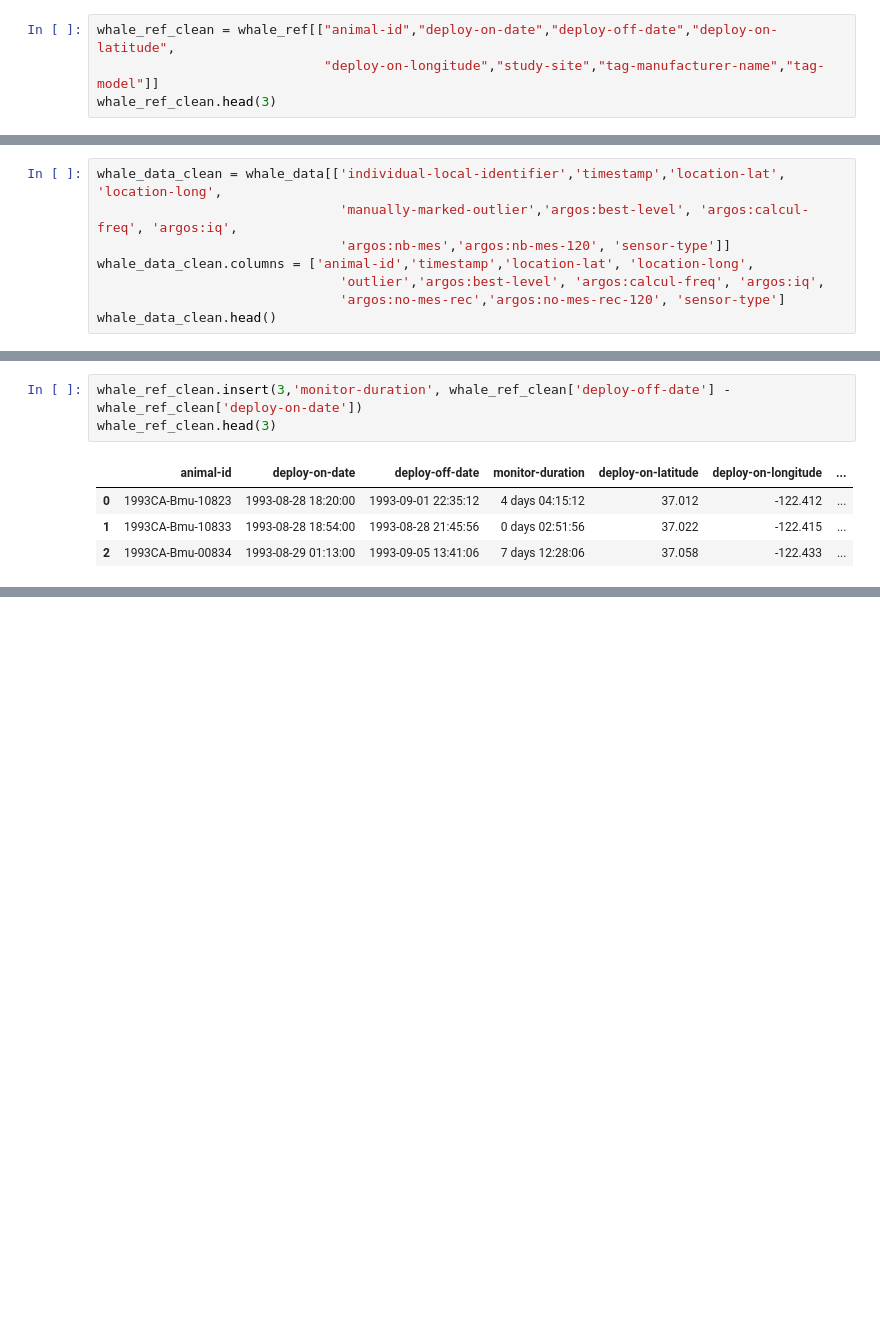
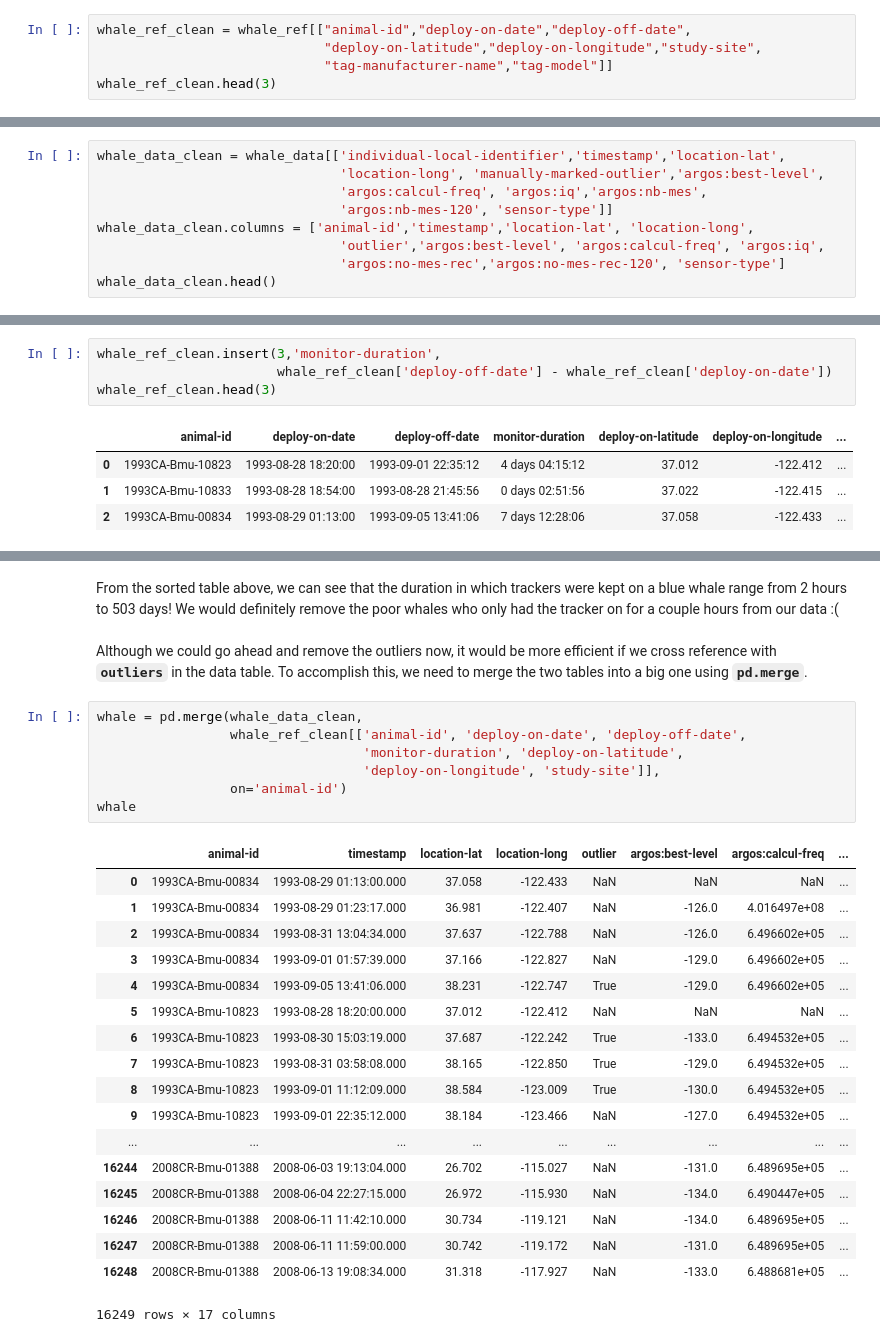
Before and after one commit to gigglypear/movebank_explore, a Jupyter notebook: code/Movebank Data Analysis Attempt.ipynb, the cells around one changed output, grey strips where cells are left out. Drawn from its saved outputs; the diff is of its cells as text; blank space fills up the shorter version.

Commit message:
merged table

```diff
--- a/code/Movebank Data Analysis Attempt.ipynb
+++ b/code/Movebank Data Analysis Attempt.ipynb
@@ -65,8 +66,9 @@ Although most of the housekeeping columns have only one entry for all the rows (
 # %% [markdown]
 Now let's clean up our reference table for further use.
 # %%
-whale_ref_clean = whale_ref[["animal-id","deploy-on-date","deploy-off-date","deploy-on-latitude",
-                             "deploy-on-longitude","study-site","tag-manufacturer-name","tag-model"]]
+whale_ref_clean = whale_ref[["animal-id","deploy-on-date","deploy-off-date",
+                             "deploy-on-latitude","deploy-on-longitude","study-site",
+                             "tag-manufacturer-name","tag-model"]]
 whale_ref_clean.head(3)
 # %% [output]
 |  | animal-id | deploy-on-date | deploy-off-date | deploy-on-latitude | deploy-on-longitude | study-site | ... |
@@ -123,9 +116,10 @@ Some other technical measure associated with satellite signal receiving process
 # %% [markdown]
 After identifying what we need and do not need, let us do some clean up and re-naming.
 # %%
-whale_data_clean = whale_data[['individual-local-identifier','timestamp','location-lat', 'location-long',
-                               'manually-marked-outlier','argos:best-level', 'argos:calcul-freq', 'argos:iq',
-                               'argos:nb-mes','argos:nb-mes-120', 'sensor-type']]
+whale_data_clean = whale_data[['individual-local-identifier','timestamp','location-lat',
+                               'location-long', 'manually-marked-outlier','argos:best-level',
+                               'argos:calcul-freq', 'argos:iq','argos:nb-mes',
+                               'argos:nb-mes-120', 'sensor-type']]
 whale_data_clean.columns = ['animal-id','timestamp','location-lat', 'location-long',
                                'outlier','argos:best-level', 'argos:calcul-freq', 'argos:iq',
                                'argos:no-mes-rec','argos:no-mes-rec-120', 'sensor-type']
@@ -181,6 +175,7 @@ tag-model                         object
 dtype: object
 # %%
-whale_ref_clean.insert(3,'monitor-duration', whale_ref_clean['deploy-off-date'] - whale_ref_clean['deploy-on-date'])
+whale_ref_clean.insert(3,'monitor-duration',
+                       whale_ref_clean['deploy-off-date'] - whale_ref_clean['deploy-on-date'])
 whale_ref_clean.head(3)
 # %% [output]
 |  | animal-id | deploy-on-date | deploy-off-date | monitor-duration | deploy-on-latitude | deploy-on-longitude | ... |
@@ -231,0 +208,28 @@ dtype: object
+# %% [markdown]
+From the sorted table above, we can see that the duration in which trackers were kept on a  blue whale range from 2 hours to 503 days! We would definitely remove the poor whales who only had the tracker on for a couple hours from our data :( <br> <br> Although we could go ahead and remove the outliers now, it would be more efficient if we cross reference with __`outliers`__ in the data table. To accomplish this, we need to merge the two tables into a big one using __`pd.merge`__.
+# %%
+whale = pd.merge(whale_data_clean,
+                 whale_ref_clean[['animal-id', 'deploy-on-date', 'deploy-off-date',
+                                  'monitor-duration', 'deploy-on-latitude',
+                                  'deploy-on-longitude', 'study-site']],
+                 on='animal-id')
+whale
+# %% [output]
+|  | animal-id | timestamp | location-lat | location-long | outlier | argos:best-level | argos:calcul-freq | ... |
+| 0 | 1993CA-Bmu-00834 | 1993-08-29 01:13:00.000 | 37.058 | -122.433 | NaN | NaN | NaN | ... |
+| 1 | 1993CA-Bmu-00834 | 1993-08-29 01:23:17.000 | 36.981 | -122.407 | NaN | -126.0 | 4.016497e+08 | ... |
+| 2 | 1993CA-Bmu-00834 | 1993-08-31 13:04:34.000 | 37.637 | -122.788 | NaN | -126.0 | 6.496602e+05 | ... |
+| 3 | 1993CA-Bmu-00834 | 1993-09-01 01:57:39.000 | 37.166 | -122.827 | NaN | -129.0 | 6.496602e+05 | ... |
+| 4 | 1993CA-Bmu-00834 | 1993-09-05 13:41:06.000 | 38.231 | -122.747 | True | -129.0 | 6.496602e+05 | ... |
+| 5 | 1993CA-Bmu-10823 | 1993-08-28 18:20:00.000 | 37.012 | -122.412 | NaN | NaN | NaN | ... |
+| 6 | 1993CA-Bmu-10823 | 1993-08-30 15:03:19.000 | 37.687 | -122.242 | True | -133.0 | 6.494532e+05 | ... |
+| 7 | 1993CA-Bmu-10823 | 1993-08-31 03:58:08.000 | 38.165 | -122.850 | True | -129.0 | 6.494532e+05 | ... |
+| 8 | 1993CA-Bmu-10823 | 1993-09-01 11:12:09.000 | 38.584 | -123.009 | True | -130.0 | 6.494532e+05 | ... |
+| 9 | 1993CA-Bmu-10823 | 1993-09-01 22:35:12.000 | 38.184 | -123.466 | NaN | -127.0 | 6.494532e+05 | ... |
+| ... | ... | ... | ... | ... | ... | ... | ... | ... |
+| 16244 | 2008CR-Bmu-01388 | 2008-06-03 19:13:04.000 | 26.702 | -115.027 | NaN | -131.0 | 6.489695e+05 | ... |
+| 16245 | 2008CR-Bmu-01388 | 2008-06-04 22:27:15.000 | 26.972 | -115.930 | NaN | -134.0 | 6.490447e+05 | ... |
+| 16246 | 2008CR-Bmu-01388 | 2008-06-11 11:42:10.000 | 30.734 | -119.121 | NaN | -134.0 | 6.489695e+05 | ... |
+| 16247 | 2008CR-Bmu-01388 | 2008-06-11 11:59:00.000 | 30.742 | -119.172 | NaN | -131.0 | 6.489695e+05 | ... |
+| 16248 | 2008CR-Bmu-01388 | 2008-06-13 19:08:34.000 | 31.318 | -117.927 | NaN | -133.0 | 6.488681e+05 | ... |
+16249 rows × 17 columns
```
Also changed, not shown: parts of 10 cells of this notebook.
